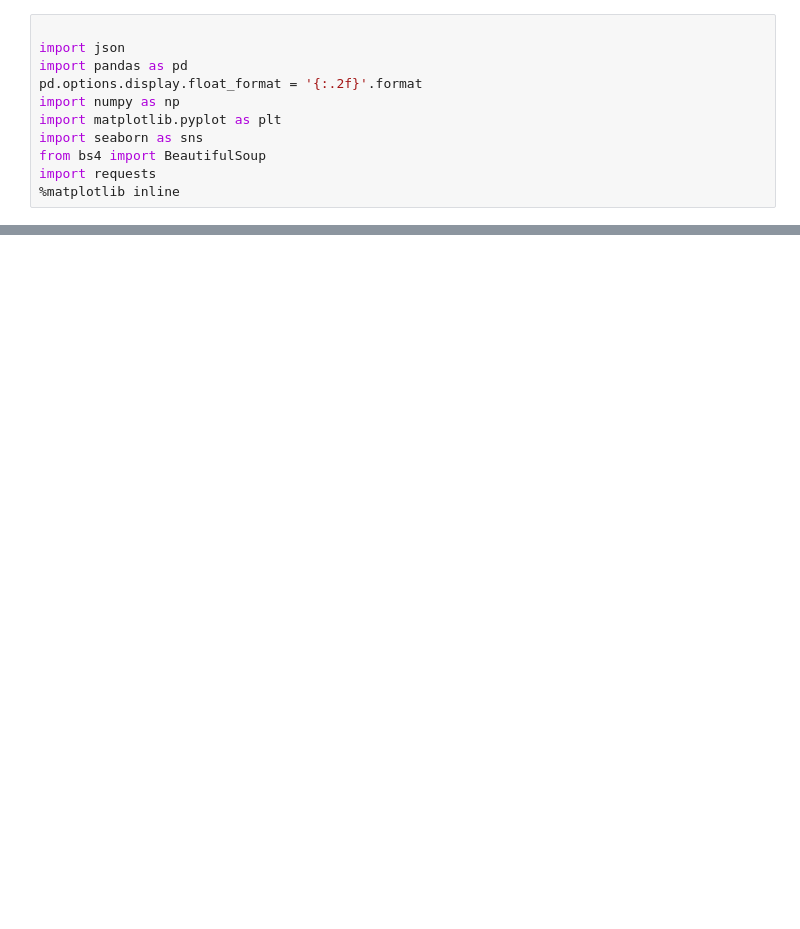
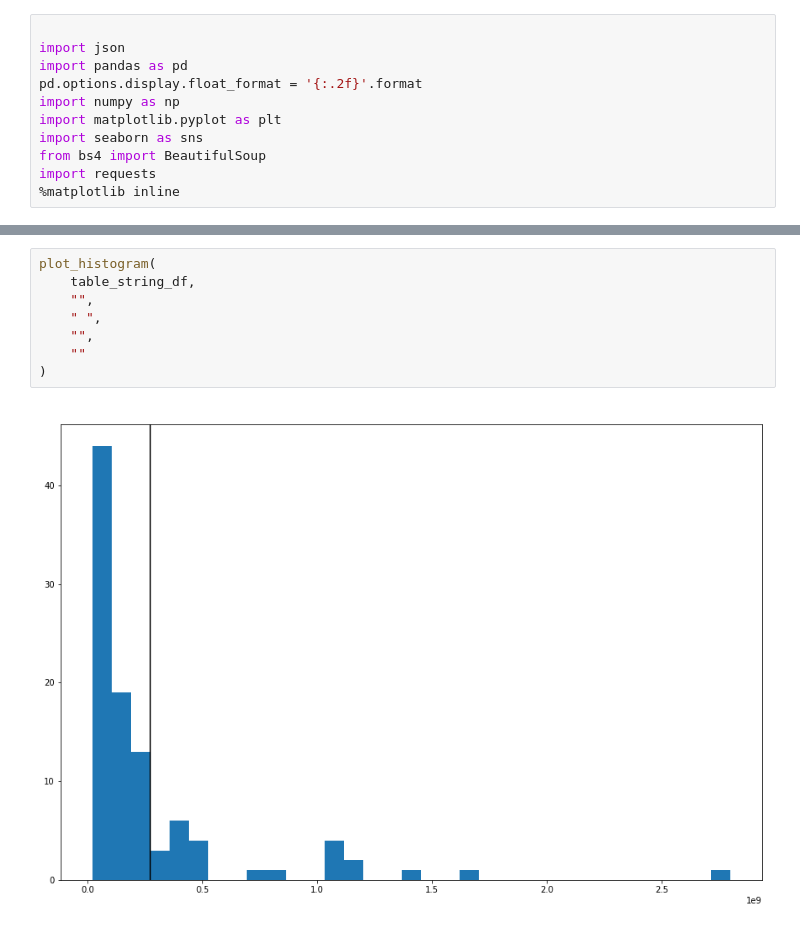
Before and after one commit to DtonesOD1/dsc-phase-1-project-v2-3, a Jupyter notebook: student.ipynb, the cells around one changed output, grey strips where cells are left out. Drawn from its saved outputs; the diff is of its cells as text; blank space fills up the shorter version.

```diff
--- a/student.ipynb
+++ b/student.ipynb
@@ -210,0 +187,10 @@ Name: runtime_minutes, dtype: float64
+# %%
+plot_histogram(
+    table_string_df,
+    "",
+    " ",
+    "",
+    ""
+)
+# %% [output]
+[figure, added]
```
Also changed, not shown: parts of 31 cells of this notebook.
